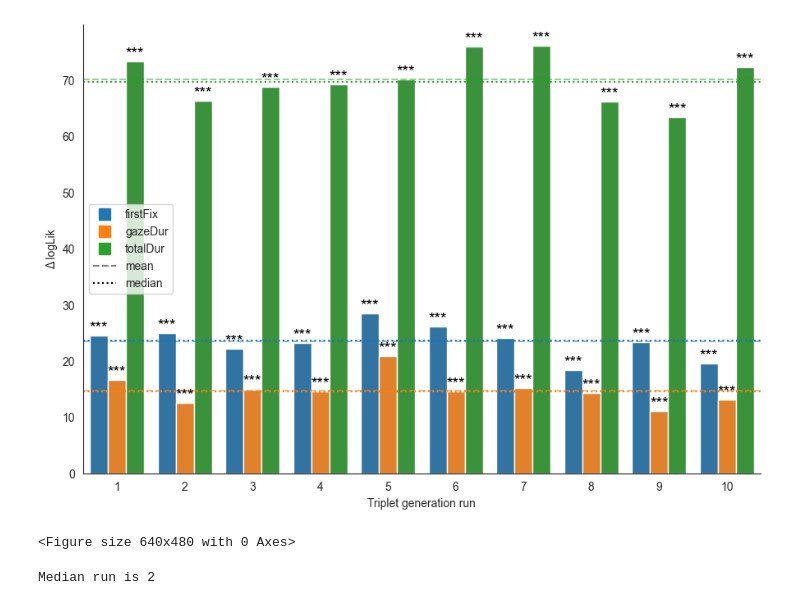
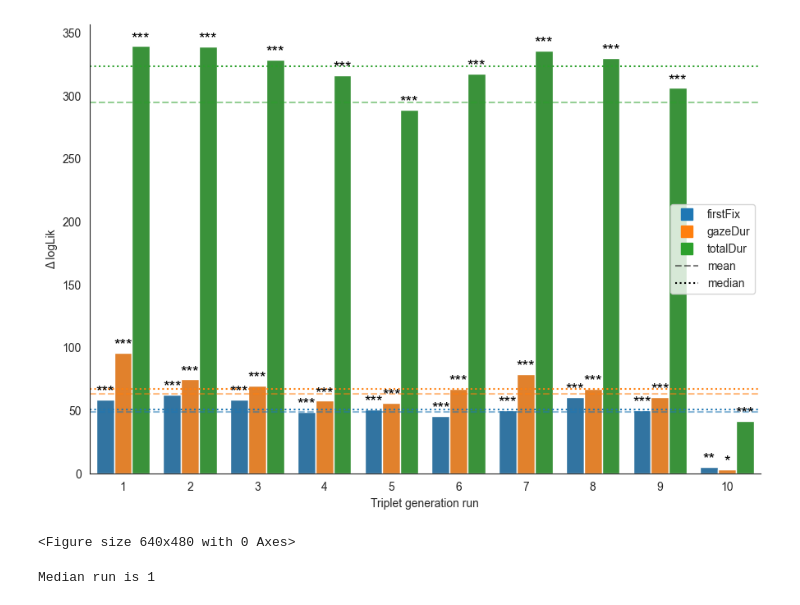
Before and after one commit to dritlopes/sentence_wrap_up_text2kg, a Jupyter notebook: src/visualisations.ipynb, the cells around one changed output. Saved outputs shown, nothing was run; the diff lists cells and outputs as text; code cells hidden in the pictures.

```diff
--- a/src/visualisations.ipynb
+++ b/src/visualisations.ipynb
@@ -9,14 +137,17 @@ import numpy as np
 # %%
 # Merge data from corpora
 model = 'gpt-4o-mini'
+corpus_run_map = {'provo': 4,
+                  'meco': 10,
+                  'onestop': 7}
 
 datasets = []
-for corpus in ['meco', 'onestop']:
-    df = pd.read_csv(f'../data/output/{model}/{corpus}/{corpus}_words_plus_triplets_{model}.csv')
+for corpus, model_run in corpus_run_map.items():
+    df = pd.read_csv(f'../data/output/{model}/{corpus}/{corpus}_words_plus_triplets_{model}_{model_run}.csv')
     df['corpus'] = [corpus for i in range(len(df))]
     datasets.append(df)
 df = pd.concat(datasets,ignore_index=True)
-df.dropna(subset=['n_triplets'], inplace=True)
+df.dropna(subset=['n_new_triplets'], inplace=True)
 df['ianum_bin'] = pd.cut(df['ianum'], bins=10)
 grouped = df.groupby(['ianum_bin', 'corpus']).agg(mean_triplets=('n_triplets', 'mean'),
                                                   std_triplets=('n_triplets', 'std'),
@@ -148,11 +283,16 @@ plt.clf()
 # %%
-# a graph similar to the above but with loglik, AIC and significance when comparing main model with baseline (no number of triplets)
+# a graph similar to the above but with loglik, AIC and significance when comparing main model with baseline (no triplet activation)
+# you want diff in loglik to be positive, and diff in AIC to be negative (if full model - baseline).
 n_runs = 10
-corpus = 'meco'
+corpus = 'onestop'
 model = 'gpt-4o-mini'
 DV = ['firstFix', 'gazeDur', 'totalDur']
-model_type = 'Int' # _minusOne, _plusOne, Int
+model_type = '' # Int
 measure = 'logLik'  # 'logLik', 'AIC'
+model_type_map = {'':'N',
+                  '_MinusOne': 'N-1',
+                  '_PlusOne': 'N+1'}
+level = '_paragraph' # _paragraph or _article for onestop
 
 values, p_values, runs, eye_movs = [], [], [], []
 
@@ -160,9 +300,9 @@ for eye_mov_measure in DV:
 
     for run in range(1, n_runs+1):
 
-        stats_df = pd.read_csv(f'../data/analysis/{model}/{corpus}/anova_{eye_mov_measure}{model_type}_{run}_simple.csv')
+        stats_df = pd.read_csv(f'../data/analysis/{model}/{corpus}/anova_{eye_mov_measure}{model_type}_{run}{level}.csv')
         if measure == 'AIC':
-            diff = stats_df[measure].values[0] - stats_df[measure].values[-1]
+            diff = stats_df[measure].values[-1] - stats_df[measure].values[0]
         elif measure == 'logLik':
             diff = stats_df[measure].values[-1] - stats_df[measure].values[0]
         else:
@@ -191,44 +331,50 @@ for bar, p_val in zip(ax.patches, plot_df['p_value']):
         x = bar.get_x() + bar.get_width() / 2  # center of the bar
         y = bar.get_height() # top of the bar
         ax.text(x, y + 0.05, significance, ha='center', va='bottom', fontsize=14, color='black')
 
 # add horizontal lines for mean and median
 y_positions = {}
 for i, eye_mov in enumerate(DV):
     subset = plot_df[plot_df['eye_movement_measure'] == eye_mov]
     mean_val = subset[f'change-in-{measure}'].mean()
     median_val = subset[f'change-in-{measure}'].median()
     ax.axhline(mean_val, color=f'C{i}', linestyle='--', linewidth=1.5, alpha=0.5)
     ax.axhline(median_val, color=f'C{i}', linestyle=':', linewidth=1.5)
     # add secondary legend for line styles
     hue_handles = [mlines.Line2D([], [], color=f'C{i}', marker='s', linestyle='None', markersize=10, label=eye_mov) for i, eye_mov in enumerate(DV)]
     mean_line = mlines.Line2D([], [], color='black', linestyle='--', label='mean', alpha=0.5)
     median_line = mlines.Line2D([], [], color='black', linestyle=':', label='median')
     # handles, labels = ax.get_legend_handles_labels()
     # handles.extend([mean_line, median_line])
     # labels.extend(['mean', 'median'])
     handles = hue_handles + [mean_line, median_line]
     labels = [eye_mov for eye_mov in DV] + ['mean', 'median']
     ax.legend(handles=handles, labels=labels)
 
 # add extra info graph
+# plt.title(f'{model_type_map[model_type]}')
 plt.xlabel('Triplet generation run')
 plt.ylabel(f'Δ {measure}')
 # plt.tight_layout()
-# plt.savefig(f'../data/analysis/{model}/{corpus}/beta_coeff_runs_{model_type}_{IV}.png', dpi=300, bbox_inches="tight", facecolor="white")
+plt.savefig(f'../data/analysis/{model}/{corpus}/{measure}_runs{model_type}.png', dpi=300, bbox_inches="tight", facecolor="white")
 plt.show()
 plt.clf()
 # %% [output]
-[figure, old version]
+[figure, new version]
 <Figure size 640x480 with 0 Axes>
 # %%
 # Find median model
+# Provo: N-1 = 4; N = 9; N+1 = 5
+# MECO: N-1 = 10; N = 6; N+1 = 3
+# OneStop: N-1 = 7; N = 6; N+1 = 1
+
 n_runs = 10
-corpus = 'meco'
+corpus = 'onestop'
 model = 'gpt-4o-mini'
-IV = 'n_triplets' # 'n_triplets' 'norm_word_pos', 'norm_ianum', 'norm_word_pos:n_triplets', 'n_triplets:norm_ianum'
+IV = 'triplet_added'
 DV = ['firstFix', 'gazeDur', 'totalDur']
-model_type = '_minusOne' # _minusOne, _plusOne, Int
+model_type = '_PlusOne' # _MinusOne, _PlusOne, Int
+level = '_paragraph' # _article, _paragraph, or '' for meco
 
 runs = []
 
@@ -238,7 +384,9 @@ for run in range(1, n_runs+1):
 
     for eye_mov_measure in DV:
 
-        stats_df = pd.read_csv(f'../data/analysis/{model}/{corpus}/lmer_{eye_mov_measure}{model_type}_{run}_text.csv')
+        filepath = f'../data/analysis/{model}/{corpus}/lmer_{eye_mov_measure}{model_type}_triplet_added_{run}{level}.csv'
+        stats_df = pd.read_csv(filepath)
+        # print(filepath)
         coefficient = stats_df[stats_df['term']==IV]['estimate'].values[0]
         coefficients.append(coefficient)
 
@@ -249,4 +397,4 @@ for run in range(1, n_runs+1):
 median_run = sorted(runs, key=lambda x: x[0])[len(runs)//2][1]
 print(f'Median run is {median_run}')
 # %% [output]
-Median run is 2
+Median run is 1
```
Also changed, not shown: parts of 17 cells of this notebook, 9 other files.
